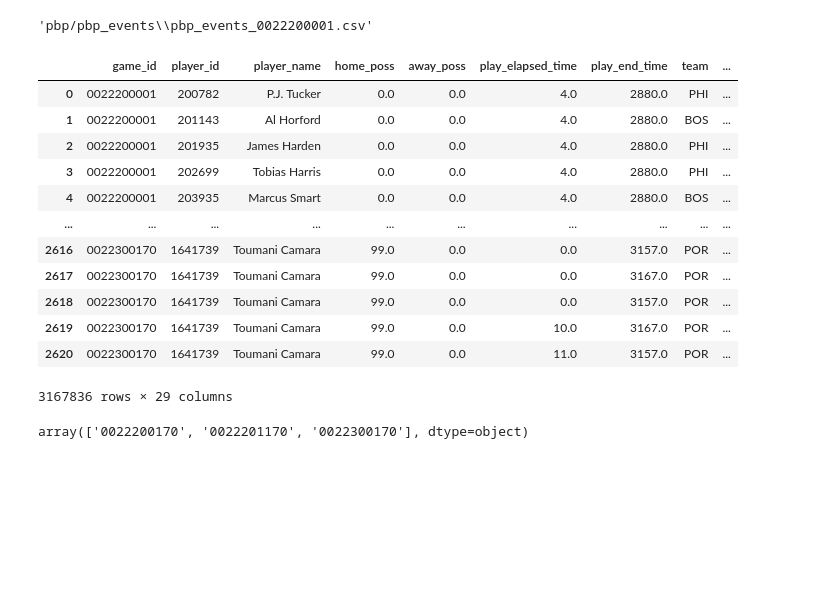
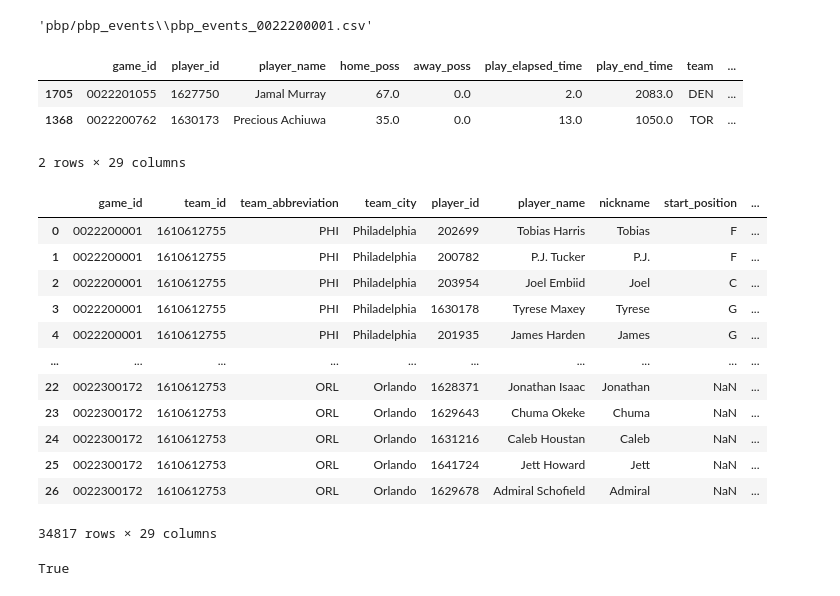
Before and after one commit to madram1423/NBA_betting_model, a Jupyter notebook: trend_finder.ipynb, the cells around one changed output. Saved outputs shown, nothing was run; the diff lists cells and outputs as text; code cells hidden in the pictures; blank space fills up the shorter version.

```diff
--- a/trend_finder.ipynb
+++ b/trend_finder.ipynb
@@ -25,23 +25,10 @@ events[0]
 'pbp/pbp_events\\pbp_events_0022200001.csv'
 # %%
 df = pd.concat(map(lambda x: pd.read_csv(x, index_col=0,dtype={'game_id':str}), events))
-df
+df.sample(2)
 # %% [output]
 |  | game_id | player_id | player_name | home_poss | away_poss | play_elapsed_time | play_end_time | team | ... |
-| 0 | 0022200001 | 200782 | P.J. Tucker | 0.0 | 0.0 | 4.0 | 2880.0 | PHI | ... |
-| 1 | 0022200001 | 201143 | Al Horford | 0.0 | 0.0 | 4.0 | 2880.0 | BOS | ... |
-| 2 | 0022200001 | 201935 | James Harden | 0.0 | 0.0 | 4.0 | 2880.0 | PHI | ... |
-| 3 | 0022200001 | 202699 | Tobias Harris | 0.0 | 0.0 | 4.0 | 2880.0 | PHI | ... |
-| 4 | 0022200001 | 203935 | Marcus Smart | 0.0 | 0.0 | 4.0 | 2880.0 | BOS | ... |
-| ... | ... | ... | ... | ... | ... | ... | ... | ... | ... |
-| 2616 | 0022300170 | 1641739 | Toumani Camara | 99.0 | 0.0 | 0.0 | 3157.0 | POR | ... |
-| 2617 | 0022300170 | 1641739 | Toumani Camara | 99.0 | 0.0 | 0.0 | 3167.0 | POR | ... |
-| 2618 | 0022300170 | 1641739 | Toumani Camara | 99.0 | 0.0 | 0.0 | 3157.0 | POR | ... |
-| 2619 | 0022300170 | 1641739 | Toumani Camara | 99.0 | 0.0 | 10.0 | 3167.0 | POR | ... |
-| 2620 | 0022300170 | 1641739 | Toumani Camara | 99.0 | 0.0 | 11.0 | 3157.0 | POR | ... |
+| 1705 | 0022201055 | 1627750 | Jamal Murray | 67.0 | 0.0 | 2.0 | 2083.0 | DEN | ... |
+| 1368 | 0022200762 | 1630173 | Precious Achiuwa | 35.0 | 0.0 | 13.0 | 1050.0 | TOR | ... |
-3167836 rows × 29 columns
+2 rows × 29 columns
-# %%
-df.loc[df.game_id.str.contains('170'),'game_id'].unique()
-# %% [output]
-array(['0022200170', '0022201170', '0022300170'], dtype=object)
 # %%
@@ -48,0 +36,24 @@ df.to_csv('pbp/pbp_events/events_all.csv')
+# %%
+box_scores = glob('pbp/box_scores/box_*')
+box_df = pd.concat(map(lambda x: pd.read_csv(x, index_col=0,dtype={'game_id':str}), box_scores))
+box_df
+#one_game = pd.read_csv('pbp/box_scores/box_0022300142.csv',index_col=0)
+#one_game['min'].apply(lambda x: float(x.split(':')[0]) + float(x.split(':')[1])/60)
+# %% [output]
+|  | game_id | team_id | team_abbreviation | team_city | player_id | player_name | nickname | start_position | ... |
+| 0 | 0022200001 | 1610612755 | PHI | Philadelphia | 202699 | Tobias Harris | Tobias | F | ... |
+| 1 | 0022200001 | 1610612755 | PHI | Philadelphia | 200782 | P.J. Tucker | P.J. | F | ... |
+| 2 | 0022200001 | 1610612755 | PHI | Philadelphia | 203954 | Joel Embiid | Joel | C | ... |
+| 3 | 0022200001 | 1610612755 | PHI | Philadelphia | 1630178 | Tyrese Maxey | Tyrese | G | ... |
+| 4 | 0022200001 | 1610612755 | PHI | Philadelphia | 201935 | James Harden | James | G | ... |
+| ... | ... | ... | ... | ... | ... | ... | ... | ... | ... |
+| 22 | 0022300172 | 1610612753 | ORL | Orlando | 1628371 | Jonathan Isaac | Jonathan | NaN | ... |
+| 23 | 0022300172 | 1610612753 | ORL | Orlando | 1629643 | Chuma Okeke | Chuma | NaN | ... |
+| 24 | 0022300172 | 1610612753 | ORL | Orlando | 1631216 | Caleb Houstan | Caleb | NaN | ... |
+| 25 | 0022300172 | 1610612753 | ORL | Orlando | 1641724 | Jett Howard | Jett | NaN | ... |
+| 26 | 0022300172 | 1610612753 | ORL | Orlando | 1629678 | Admiral Schofield | Admiral | NaN | ... |
+34817 rows × 29 columns
+# %%
+type('afsda') == str
+# %% [output]
+True
```
Also changed, not shown: parts of 15 cells of this notebook, 8 other files.
